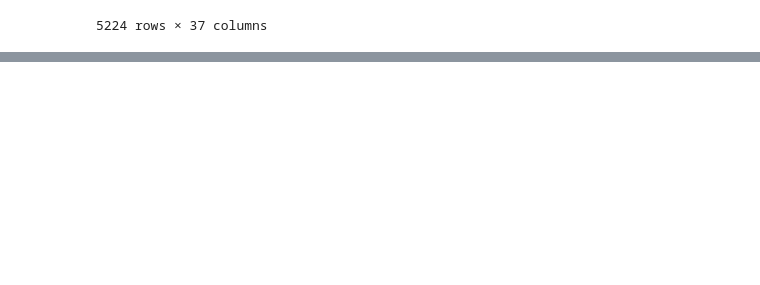
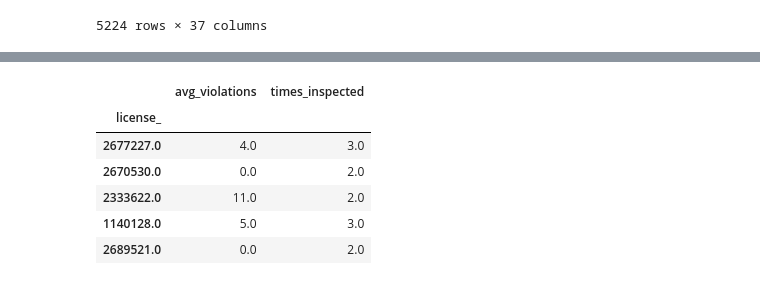
Before and after one commit to evan1108/chicago_food_inspections, a Jupyter notebook: api_inspection.ipynb, the cells around one changed output, grey strips where cells are left out. Cells and saved outputs as stored; diff of their text form; code cells hidden in the pictures; blank space fills up the shorter version.

```diff
--- a/api_inspection.ipynb
+++ b/api_inspection.ipynb
@@ -222,0 +305,19 @@ inspection_data_2014.to_csv("inspection_data_2014.csv", index=False)
+# %%
+violation_summary = pd.DataFrame(columns=["license_","avg_violations","times_inspected"])
+# %%
+violation_summary["license_"] = updated_inspection_data_2019["license_"].drop_duplicates()
+# %%
+violation_summary = violation_summary.set_index("license_")
+# %%
+violation_summary["avg_violations"] = grouped_by_license["violation_count"].mean()
+violation_summary["times_inspected"] = grouped_by_license["violation_count"].count()
+# %%
+violation_summary.head()
+# %% [output]
+|  | avg_violations | times_inspected |
+| license_ |  |  |
+| 2677227.0 | 4.0 | 3.0 |
+| 2670530.0 | 0.0 | 2.0 |
+| 2333622.0 | 11.0 | 2.0 |
+| 1140128.0 | 5.0 | 3.0 |
+| 2689521.0 | 0.0 | 2.0 |
```
Also changed, not shown: parts of 16 cells of this notebook, 2 other files.
